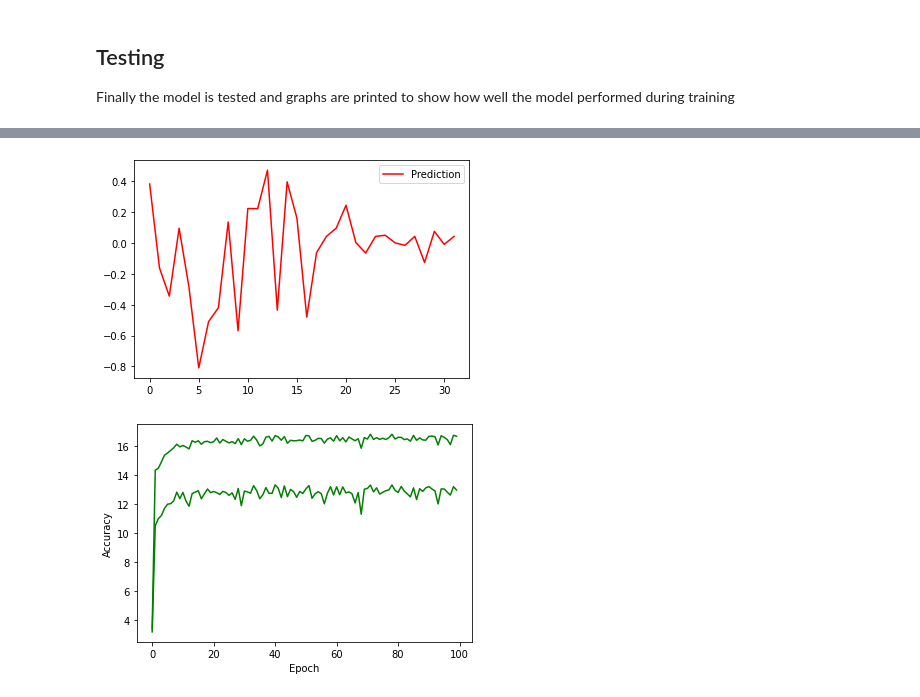
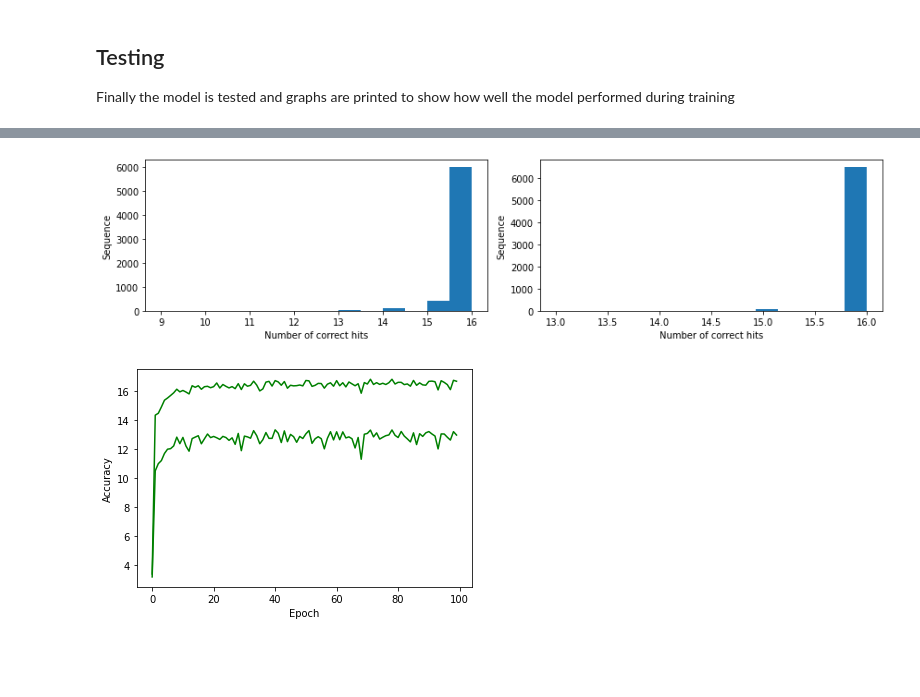
Before and after one commit to jesperlunpet/RNN_revenue_forecasting, a Jupyter notebook: project.ipynb, the cells around one changed output, grey strips where cells are left out. Cells and saved outputs as stored; diff of their text form; code cells hidden in the pictures; blank space fills up the shorter version.

Commit message:
Added models and changed the model slightly to be the simple one

```diff
--- a/project.ipynb
+++ b/project.ipynb
@@ -189,7 +177,7 @@ print(len(testing))
 # %%
-in_features = features*2
-hidden_dim = 128
-out_features = features*2
+in_features = features
+hidden_dim = 50
+out_features = features
 n_layers = 2
 
 class Net(nn.Module):
@@ -201,15 +189,12 @@ class Net(nn.Module):
         self.l_out = nn.Linear(in_features = hidden_dim, out_features = out_features, bias = False)
 
     def forward(self, x):
-        h0 = torch.zeros(n_layers, x.size(0), hidden_dim).to(device)
-        c0 = torch.zeros(n_layers, x.size(0), hidden_dim).to(device)
-        # print(x.shape)
-        x, _ = self.lstm(x, (h0, c0))
+        h0 = torch.zeros(n_layers, 1, hidden_dim).to(device)
+        c0 = torch.zeros(n_layers, 1, hidden_dim).to(device)
+        x, _ = self.lstm(x, (h0,c0))
         # x, _ = self.gru(x, h0)
-        # print(x.shape)
-        x = self.l_out(x[-1,:,:])
-        # x = x.reshape(self.l_out.out_features, -1)
-        # print(x.shape)
+        x = x.view(-1, hidden_dim)
+        x = self.l_out(x)
         return x[-1]
 
 net = Net().to(device)
@@ -304,7 +291,8 @@ KeyboardInterrupt:
 
 Finally the model is tested and graphs are printed to show how well the model performed during training
 # %%
-torch.load('test.pt')
+net.load_state_dict(torch.load('lstm_simple.pt', map_location='cpu'))
+
 threshold1 = 0.05
 threshold2 = 0.10
 
@@ -315,12 +303,12 @@ total_num_corrects2 = 0
 correct1, correct2 = [], []
 
 for batch in testing:
-    target = batch[-1, :]
-    inputs = batch[:-1, :]
+    target = batch[-1,:]
+    inputs = batch[:-1,:]
 
     # Convert inputs to tensor
     inputs = torch.Tensor(inputs).to(device)
-    inputs = inputs.reshape(inputs.size(0), 1, in_features)
+    inputs = inputs.reshape(1, inputs.size(0), in_features)
 
     # Convert target to tensor
     target = torch.Tensor(target).to(device)
@@ -331,13 +319,13 @@ for batch in testing:
     # Prediction is compared to a threshold as 100 % accuracy is not needed
     pred = (((outputs - target) >= -threshold1) & ((outputs - target) <= threshold1)).view_as(target)  # to make pred have same shape as target
     num_correct = torch.sum(pred).item()
-    total_num_corrects1 += num_correct
+    total_num_corrects1 += num_correct/in_features
     correct1.append(num_correct)
     pred = (((outputs - target) >= -threshold2) & ((outputs - target) <= threshold2)).view_as(target)  # to make pred have same shape as target
     num_correct = torch.sum(pred).item()
-    total_num_corrects2 += num_correct
+    total_num_corrects2 += num_correct/in_features
     correct2.append(num_correct)
 
-print(f'Test 0.05 accuracy is {total_num_corrects1/len(testing):.3f}')
-print(f'Test 0.10 accuracy is {total_num_corrects2/len(testing):.3f}')
+print(f'Test 0.05 accuracy is {total_num_corrects1/len(testing):.4f}')
+print(f'Test 0.10 accuracy is {total_num_corrects2/len(testing):.4f}')
 # %% [output]
@@ -383,10 +367,12 @@ Input years:
-# %%
-plt.figure()
-plt.plot((output - target).data, 'r', label='Prediction')
-plt.legend()
-plt.show()
-# %% [output]
-[figure, removed]
+# %%
+fig, axes = plt.subplots(nrows=1, ncols=2, figsize=(12, 3))
+axes[0].hist(correct1, bins='auto')
+axes[0].set_xlabel('Number of correct hits'), axes[0].set_ylabel('Sequence')
+axes[1].hist(correct2, bins='auto')
+axes[1].set_xlabel('Number of correct hits'), axes[1].set_ylabel('Sequence')
+fig.tight_layout()
+# %% [output]
+[figure, added]
 # %%
 epoch = np.arange(len(training_loss))
 plt.figure()
```
Also changed, not shown: parts of 6 cells of this notebook, 5 other files.
